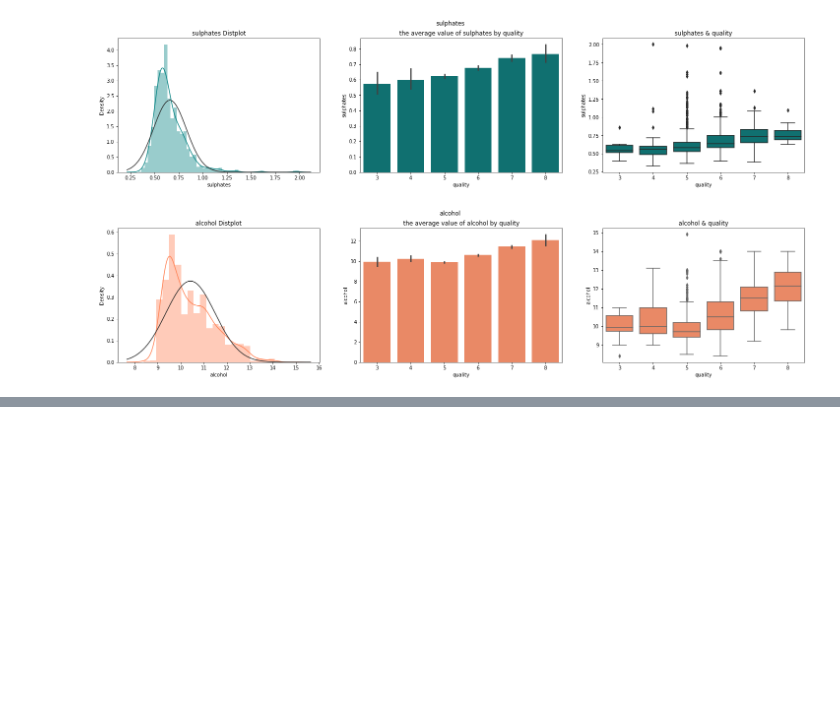
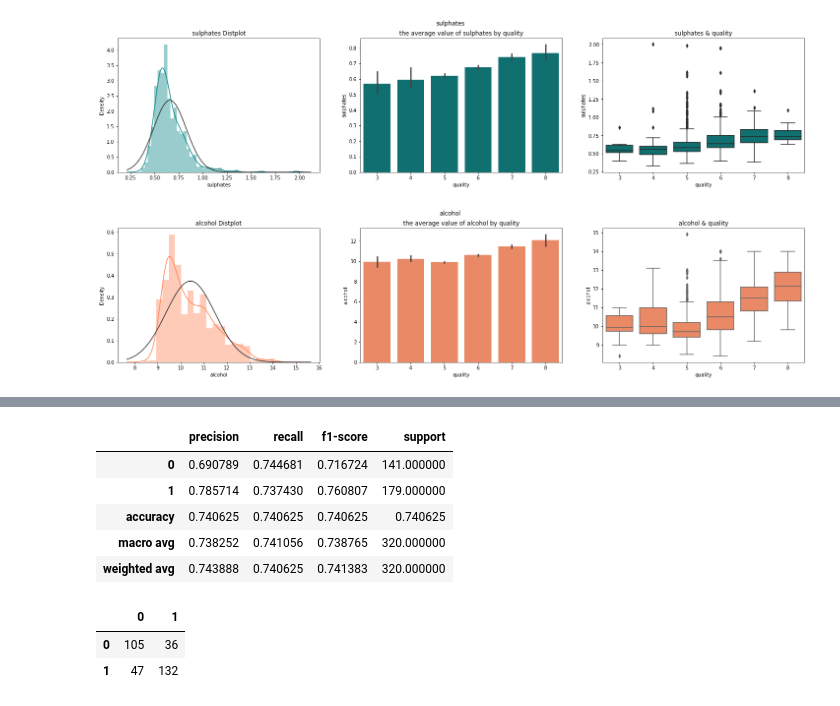
Before and after one commit to GustavoGil13/classifiers-red-wine-quality, a Jupyter notebook: classifiers.ipynb, the cells around one changed output, grey strips where cells are left out. Cells and saved outputs as stored; diff of their text form; code cells hidden in the pictures; blank space fills up the shorter version.

```diff
--- a/classifiers.ipynb
+++ b/classifiers.ipynb
@@ -182,0 +230,5 @@ Overall, almost every column has a lot of outliers expect **citric acid**
+# %%
+X = df.iloc[:, :-1]
+y = df.iloc[:, -1]
+# %%
+X_train, X_test, y_train, y_test = train_test_split(X, y, test_size = 0.2)
@@ -182,0 +249,4 @@ Overall, almost every column has a lot of outliers expect **citric acid**
+# %%
+sc = StandardScaler()
+X_train = sc.fit_transform(X_train)
+X_test = sc.transform(X_test)
@@ -182,0 +262,26 @@ Overall, almost every column has a lot of outliers expect **citric acid**
+# %%
+lr = LogisticRegression(random_state = 42)
+lr.fit(X_train, y_train)
+y_pred = lr.predict(X_test)
+# %%
+report = classification_report(y_test, y_pred, output_dict=True)
+df_report = pd.DataFrame(report).transpose()
+if save:
+    df_report.to_csv("tables/lr_report.csv")
+df_report
+# %% [output]
+|  | precision | recall | f1-score | support |
+| 0 | 0.690789 | 0.744681 | 0.716724 | 141.000000 |
+| 1 | 0.785714 | 0.737430 | 0.760807 | 179.000000 |
+| accuracy | 0.740625 | 0.740625 | 0.740625 | 0.740625 |
+| macro avg | 0.738252 | 0.741056 | 0.738765 | 320.000000 |
+| weighted avg | 0.743888 | 0.740625 | 0.741383 | 320.000000 |
+# %%
+cm = pd.DataFrame(confusion_matrix(y_test, y_pred))
+if save:
+    cm.to_csv("tables/lr_cm.csv")
+cm
+# %% [output]
+|  | 0 | 1 |
+| 0 | 105 | 36 |
+| 1 | 47 | 132 |
```
Also changed, not shown: parts of 41 cells of this notebook.
